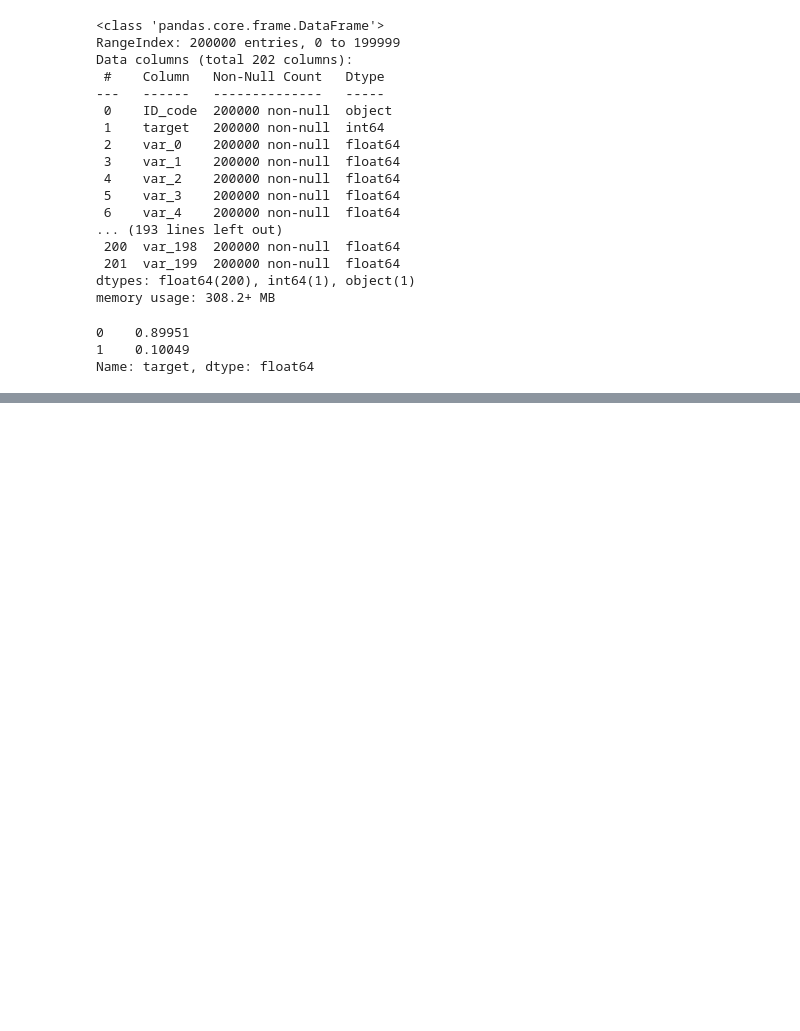
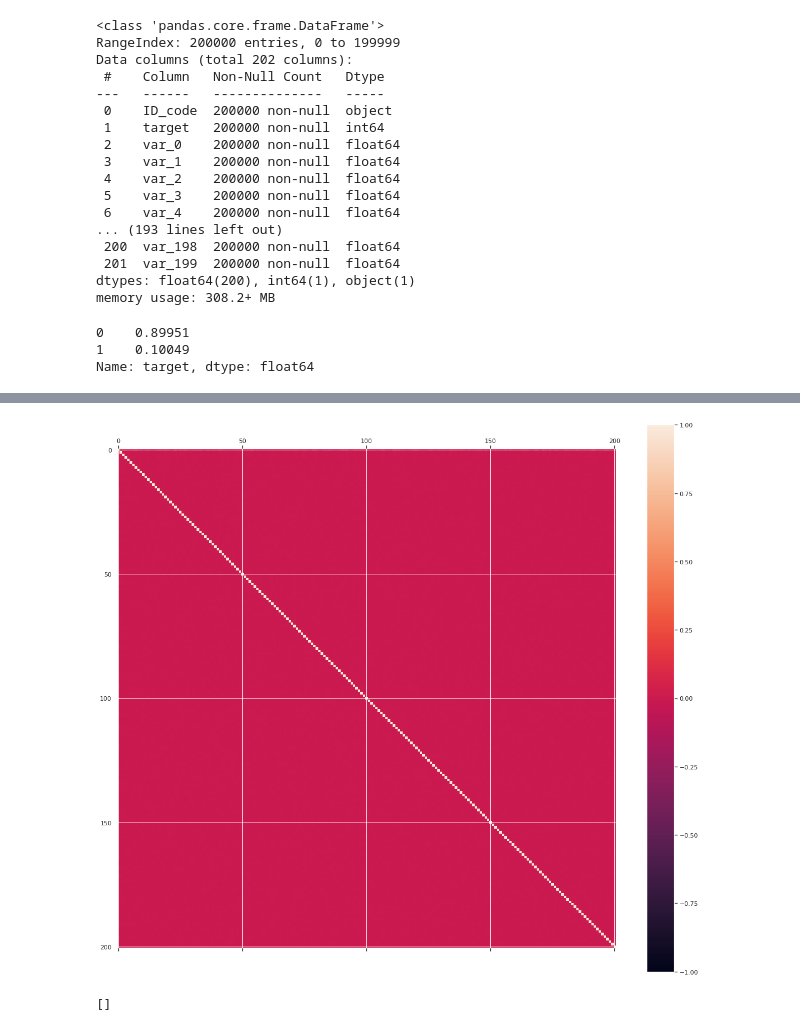
Before and after one commit to nitishsingh158/ML_noteboks, a Jupyter notebook: santander-customer-transaction.ipynb, the cells around one changed output, grey strips where cells are left out. Cells and saved outputs as stored; diff of their text form; code cells hidden in the pictures; blank space fills up the shorter version.

```diff
--- a/santander-customer-transaction.ipynb
+++ b/santander-customer-transaction.ipynb
@@ -109,13 +112,15 @@ Name: target, dtype: float64
 # %%
 # # corr matrix
 
-# fig = plt.figure(figsize = (20,18))
-# ax = fig.add_subplot(111)
-# cax = ax.matshow(raw_dataset.corr(), vmin=-1, vmax=1, interpolation='none')
-# fig.colorbar(cax)
-# plt.show()
+fig = plt.figure(figsize = (20,18))
+ax = fig.add_subplot(111)
+cax = ax.matshow(raw_dataset.corr(), vmin=-1, vmax=1, interpolation='none')
+fig.colorbar(cax)
+plt.show()
 
-# #low correlation between attributes
+# #low/no correlation between attributes
+# %% [output]
+[figure, added]
 # %%
 # #Get correlation matrix
 
@@ -125,9 +130,11 @@ Name: target, dtype: float64
 # %%
 # # Check if any cols are more correlated
 
-# correlation_treshold = 0.6
+correlation_treshold = 0.6
 
-# upper = corr_matrix.where(np.triu(np.ones(corr_matrix.shape), k=1).astype(bool))
-# correlated_cols = [column for column in upper.columns if any(upper[column] > correlation_treshold)]
+upper = corr_matrix.where(np.triu(np.ones(corr_matrix.shape), k=1).astype(bool))
+correlated_cols = [column for column in upper.columns if any(upper[column] > correlation_treshold)]
 
-# correlated_cols
+correlated_cols
+# %% [output]
+[]
```
Also changed, not shown: parts of 30 cells of this notebook.
